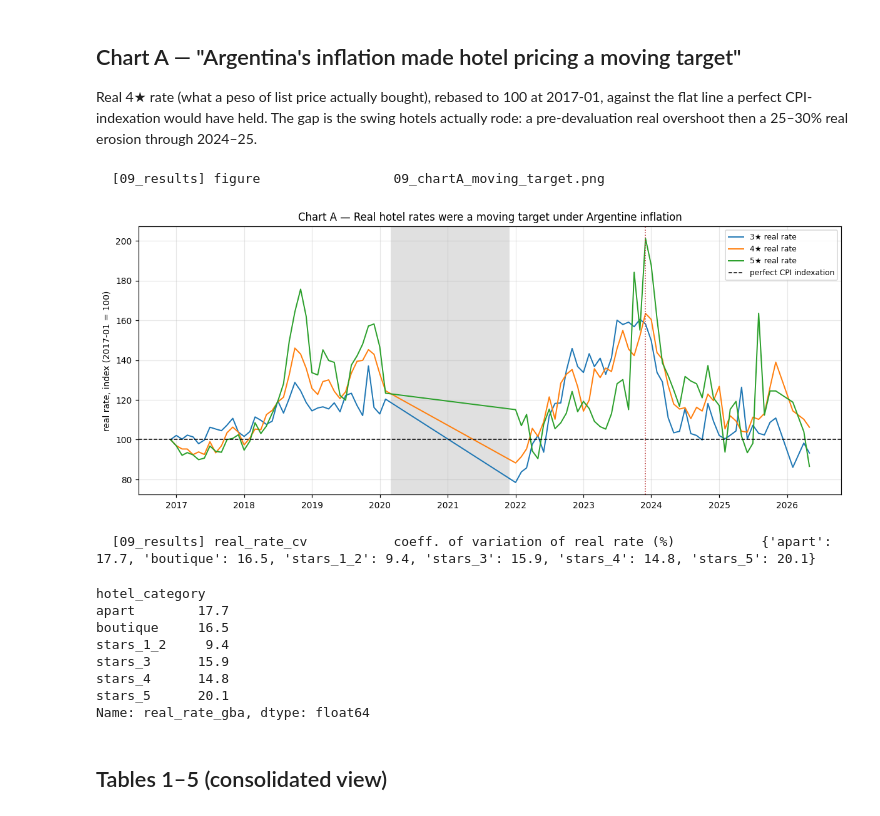
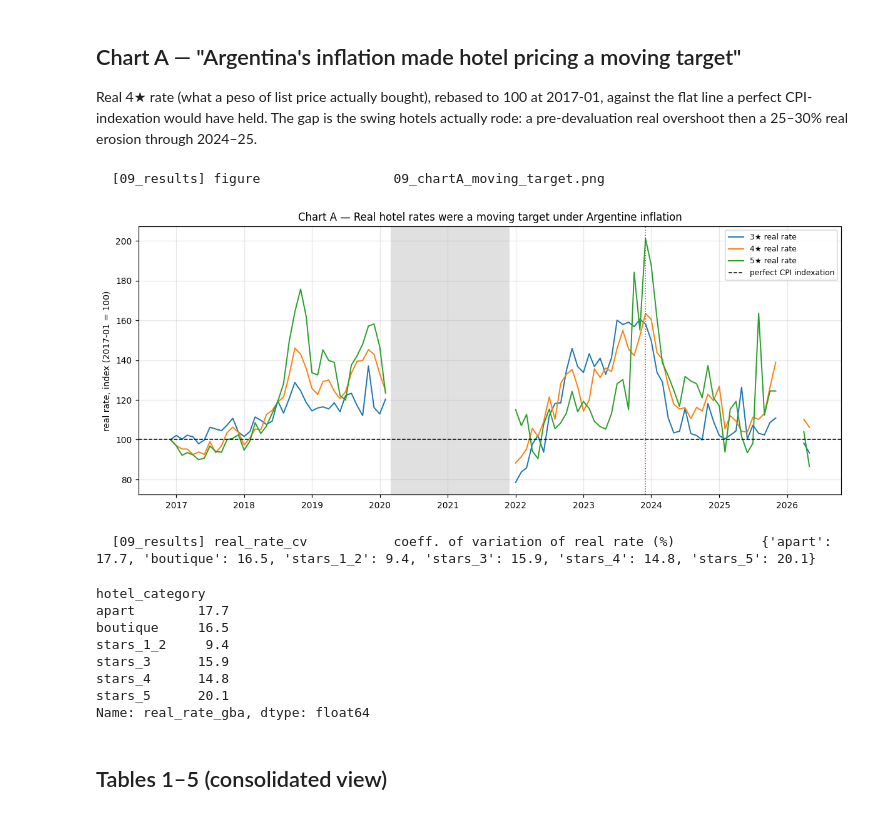
Before and after one commit to jagan010101/argentina-hotels, a Jupyter notebook: notebooks/09_results_and_recommendation.ipynb, the cells around one changed output. Drawn from its saved outputs; the diff is of its cells as text; code cells hidden in the pictures.

Commit message:
nb09: break Chart A line over the COVID data hole (no interpolation)
Co-Authored-By: Claude Sonnet 5 <noreply@anthropic.com>

```diff
--- a/notebooks/09_results_and_recommendation.ipynb
+++ b/notebooks/09_results_and_recommendation.ipynb
@@ -32,30 +32,33 @@ gap is the swing hotels actually rode: a pre-devaluation real overshoot then a
 # %%
 W = df[(df.in_window == 1)].copy()
 fig, ax = plt.subplots(figsize=(11, 4.6))
+full = pd.date_range(W.date.min(), W.date.max(), freq="MS")
 for cat, lab in [("stars_3", "3★"), ("stars_4", "4★"), ("stars_5", "5★")]:
-    s = W[W.hotel_category == cat].dropna(subset=["real_rate_gba"]).sort_values("date")
-    ax.plot(s.date, s.real_rate_gba / s.real_rate_gba.iloc[0] * 100, lw=1.3, label=f"{lab} real rate")
+    s = (W[W.hotel_category == cat].set_index("date")["real_rate_gba"]
+         .reindex(full))                      # NaN months -> line breaks, no interpolation
+    base = s.dropna().iloc[0]
+    ax.plot(full, s / base * 100, lw=1.3, label=f"{lab} real rate")
 ax.axhline(100, color="k", lw=1, ls="--", label="perfect CPI indexation")
 ax.axvspan(pd.Timestamp(C.COVID_HOLE_START), pd.Timestamp(C.COVID_HOLE_END),
            color="0.6", alpha=.3, lw=0)
 ax.axvline(pd.Timestamp("2023-12-01"), color="firebrick", lw=1, ls=":")
 ax.annotate("Dec-2023\ndevaluation", (pd.Timestamp("2023-12-01"), 60),
             color="firebrick", fontsize=8, ha="center")
 ax.set_ylabel("real rate, index (2017-01 = 100)")
 ax.set_title("Chart A — Real hotel rates were a moving target under Argentine inflation")
 ax.legend(fontsize=8)
 fig.tight_layout(); fig.savefig(C.OUT_FIG / "09_chartA_moving_target.png")
 LOG.log("figure", "09_chartA_moving_target.png"); plt.show()
 
 # real-rate volatility: observed vs indexed
 vol = (W[W.hotel_category.isin(C.MODEL_CATEGORIES) & (W.covid_hole == 0)]
        .groupby("hotel_category")["real_rate_gba"]
        .apply(lambda s: s.std() / s.mean() * 100).round(1))
 LOG.log("real_rate_cv", "coeff. of variation of real rate (%)", detail=vol.to_dict())
 vol
 # %% [output]
   [09_results] figure                 09_chartA_moving_target.png
-[figure, old version]
+[figure, new version]
   [09_results] real_rate_cv           coeff. of variation of real rate (%)           {'apart': 17.7, 'boutique': 16.5, 'stars_1_2': 9.4, 'stars_3': 15.9, 'stars_4': 14.8, 'stars_5': 20.1}
 hotel_category
 apart        17.7
```
Also changed, not shown: 1 other file.
